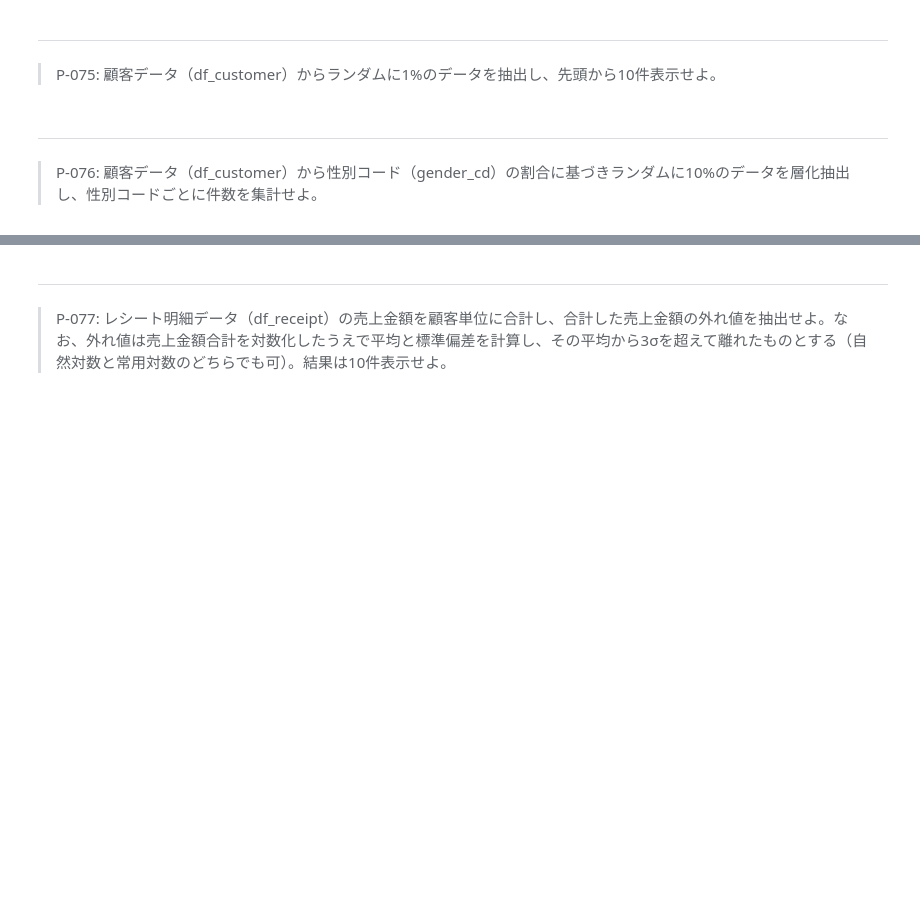
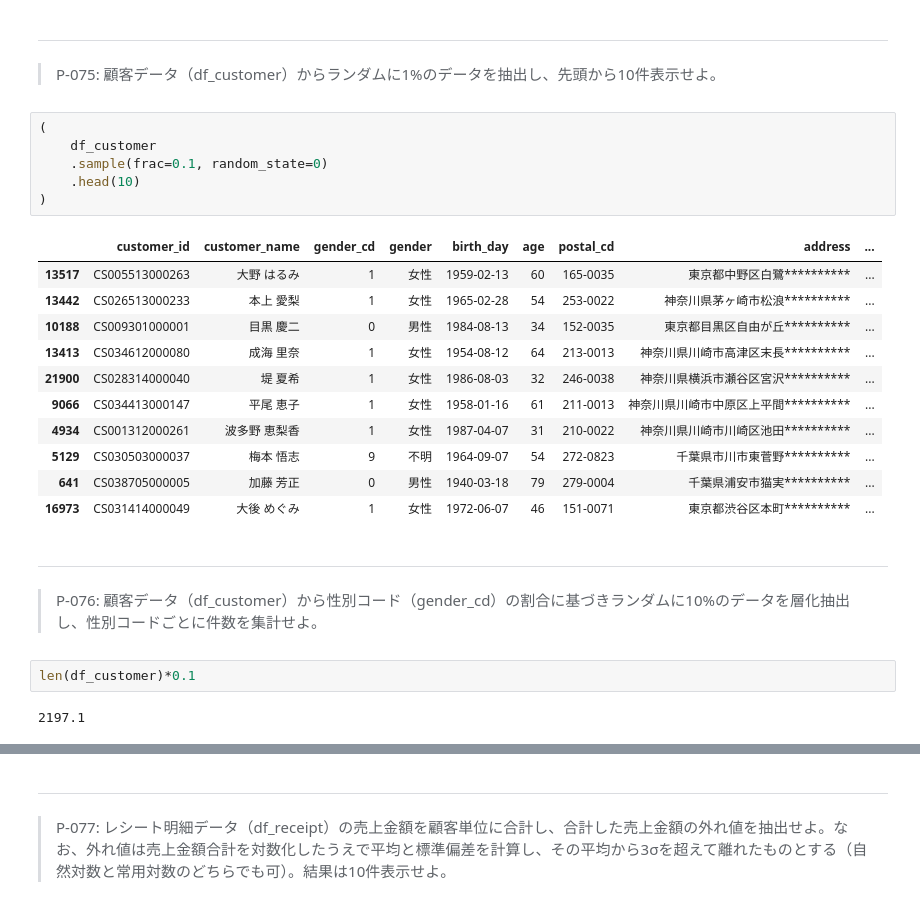
Before and after one commit to kichimura60/100knock, a Jupyter notebook: docker/work/preprocess_knock_Python.ipynb, the cells around one changed output, grey strips where cells are left out. Saved outputs shown, nothing was run; the diff lists cells and outputs as text; blank space fills up the shorter version.

```diff
--- a/docker/work/preprocess_knock_Python.ipynb
+++ b/docker/work/preprocess_knock_Python.ipynb
@@ -1897,6 +1897,28 @@ df_product.rename(columns={'\ufeffproduct_cd': 'product_cd'}, inplace=True)
 # %% [markdown]
 ---
 > P-075: 顧客データ（df_customer）からランダムに1%のデータを抽出し、先頭から10件表示せよ。
+# %%
+(
+    df_customer
+    .sample(frac=0.1, random_state=0)
+    .head(10)
+)
+# %% [output]
+|  | customer_id | customer_name | gender_cd | gender | birth_day | age | postal_cd | address | ... |
+| 13517 | CS005513000263 | 大野 はるみ | 1 | 女性 | 1959-02-13 | 60 | 165-0035 | 東京都中野区白鷺********** | ... |
+| 13442 | CS026513000233 | 本上 愛梨 | 1 | 女性 | 1965-02-28 | 54 | 253-0022 | 神奈川県茅ヶ崎市松浪********** | ... |
+| 10188 | CS009301000001 | 目黒 慶二 | 0 | 男性 | 1984-08-13 | 34 | 152-0035 | 東京都目黒区自由が丘********** | ... |
+| 13413 | CS034612000080 | 成海 里奈 | 1 | 女性 | 1954-08-12 | 64 | 213-0013 | 神奈川県川崎市高津区末長********** | ... |
+| 21900 | CS028314000040 | 堤 夏希 | 1 | 女性 | 1986-08-03 | 32 | 246-0038 | 神奈川県横浜市瀬谷区宮沢********** | ... |
+| 9066 | CS034413000147 | 平尾 恵子 | 1 | 女性 | 1958-01-16 | 61 | 211-0013 | 神奈川県川崎市中原区上平間********** | ... |
+| 4934 | CS001312000261 | 波多野 恵梨香 | 1 | 女性 | 1987-04-07 | 31 | 210-0022 | 神奈川県川崎市川崎区池田********** | ... |
+| 5129 | CS030503000037 | 梅本 悟志 | 9 | 不明 | 1964-09-07 | 54 | 272-0823 | 千葉県市川市東菅野********** | ... |
+| 641 | CS038705000005 | 加藤 芳正 | 0 | 男性 | 1940-03-18 | 79 | 279-0004 | 千葉県浦安市猫実********** | ... |
+| 16973 | CS031414000049 | 大後 めぐみ | 1 | 女性 | 1972-06-07 | 46 | 151-0071 | 東京都渋谷区本町********** | ... |
 # %% [markdown]
 ---
 > P-076: 顧客データ（df_customer）から性別コード（gender_cd）の割合に基づきランダムに10%のデータを層化抽出し、性別コードごとに件数を集計せよ。
+# %%
+len(df_customer)*0.1
+# %% [output]
+2197.1
```
Also changed, not shown: parts of 13 cells of this notebook.
